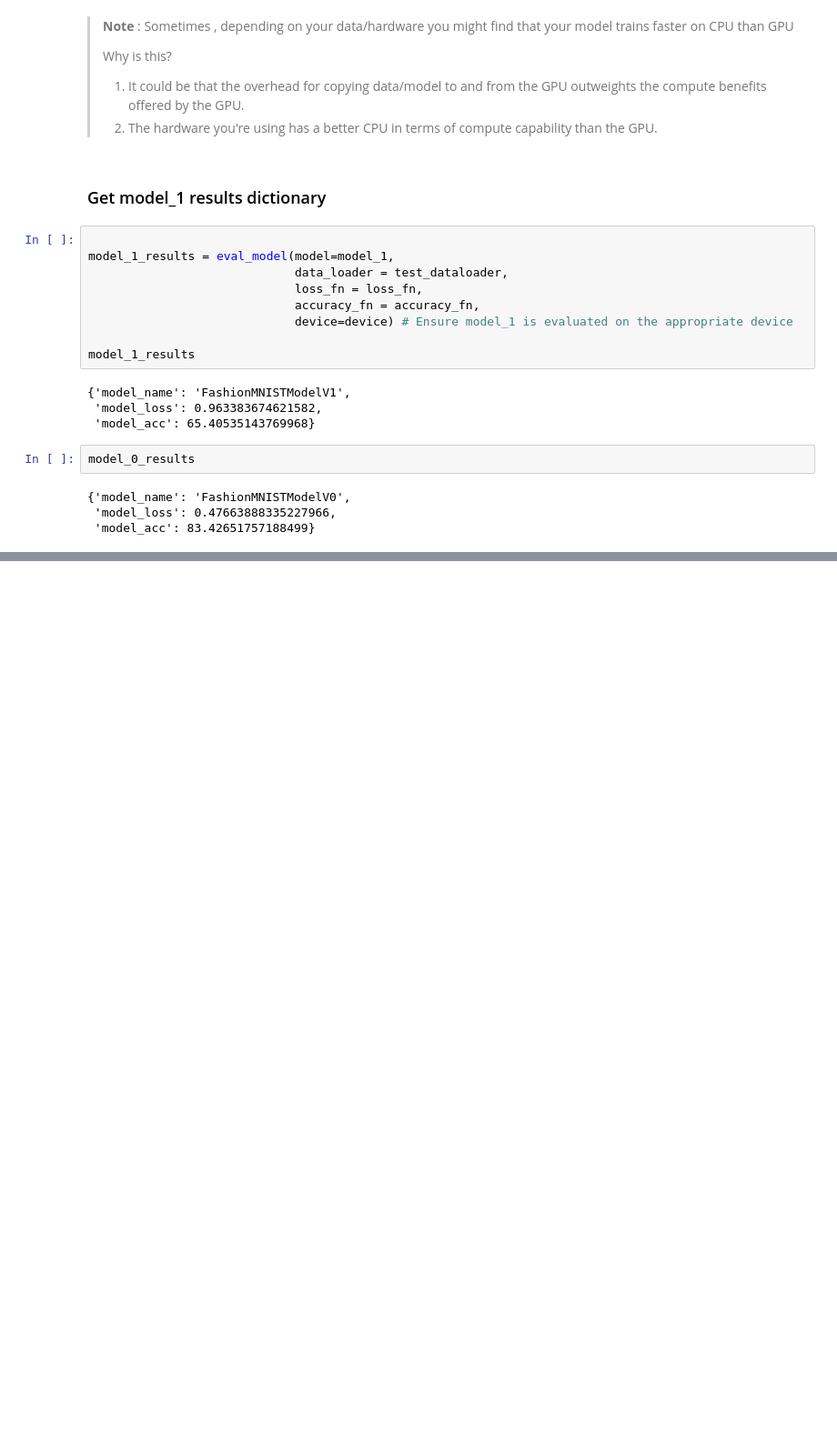
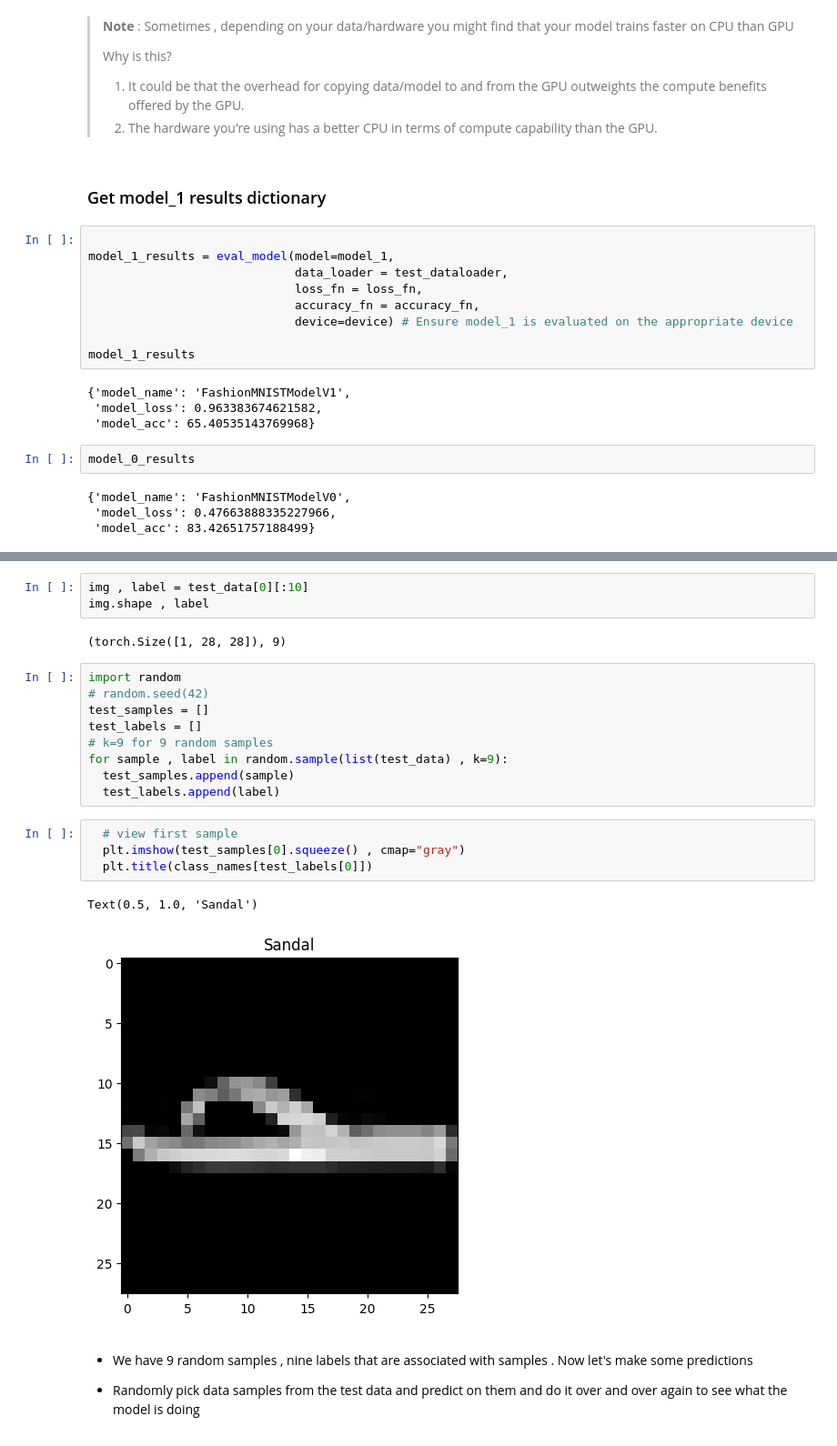
Before and after one commit to mahidhiman12/Deep_learning_with_PyTorch, a Jupyter notebook: 5_PyTorch_computer_vision.ipynb, the cells around one changed output, grey strips where cells are left out. Shown at 91% size. Saved outputs shown, nothing was run; the diff lists cells and outputs as text; blank space fills up the shorter version.

```diff
--- a/5_PyTorch_computer_vision.ipynb
+++ b/5_PyTorch_computer_vision.ipynb
@@ -990,0 +1366,25 @@ class FashionMNISTModelV2(nn.Module):
+# %%
+img , label = test_data[0][:10]
+img.shape , label
+# %% [output]
+(torch.Size([1, 28, 28]), 9)
+# %%
+import random
+# random.seed(42)
+test_samples = []
+test_labels = []
+# k=9 for 9 random samples
+for sample , label in random.sample(list(test_data) , k=9):
+  test_samples.append(sample)
+  test_labels.append(label)
+# %%
+  # view first sample
+  plt.imshow(test_samples[0].squeeze() , cmap="gray")
+  plt.title(class_names[test_labels[0]])
+# %% [output]
+Text(0.5, 1.0, 'Sandal')
+[figure, added]
+# %% [markdown]
+- We have 9 random samples , nine labels that are associated with samples . Now let's make some predictions
+
+- Randomly pick data samples from the test data and predict on them and do it over and over again to see what the model is doing
```
Also changed, not shown: parts of 58 cells of this notebook.
